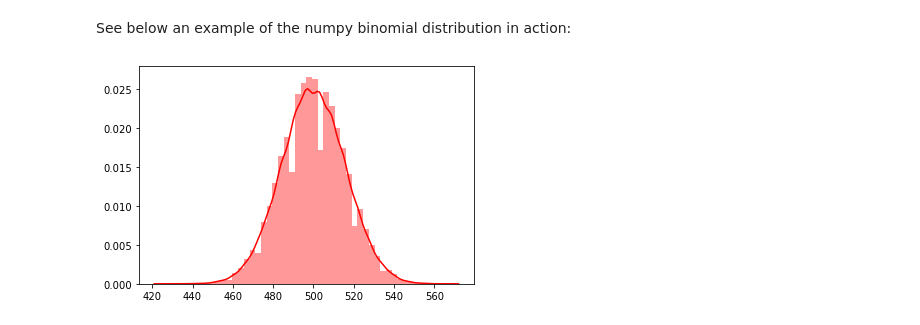
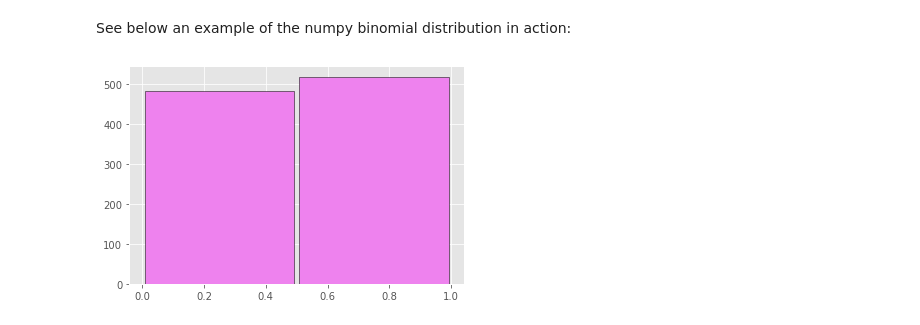
Before and after one commit to dssheldon/foda-tasks-sds, a Jupyter notebook: FoDA - Tasks 2020.ipynb, the cells around one changed output. Cells and saved outputs as stored; diff of their text form; code cells hidden in the pictures.

Commit message:
Added example for binomial distribution and analysis. Also added code for main program. Compared the binomial and normal distributions

```diff
--- a/FoDA - Tasks 2020.ipynb
+++ b/FoDA - Tasks 2020.ipynb
@@ -476,10 +476,11 @@ See below an example of the numpy binomial distribution in action:
 # %%
 import numpy as np
 import matplotlib.pyplot as plt
 import seaborn as sns
+plt.style.use("ggplot")
 
-x = np.random.default_rng().binomial(1000, 0.5, size=100000) # 10 trials with a 50% success rate and 50,000 scenarios run
-sns.distplot(x, color='r', hist=True, kde=True) #plotting the outcomes
+x = np.random.default_rng().binomial(1, 0.5, size=1000) # 1 trial with a 50% success rate and 1000 scenario run
+sns.distplot(x, color='violet', hist=True, kde=False, bins=2, hist_kws={"rwidth":0.97,'edgecolor':'black', 'alpha':1.0}) #plotting the outcomes
 plt.show()
 # %% [output]
-[figure, old version]
+[figure, new version]
```
Also changed, not shown: parts of 9 cells of this notebook.
